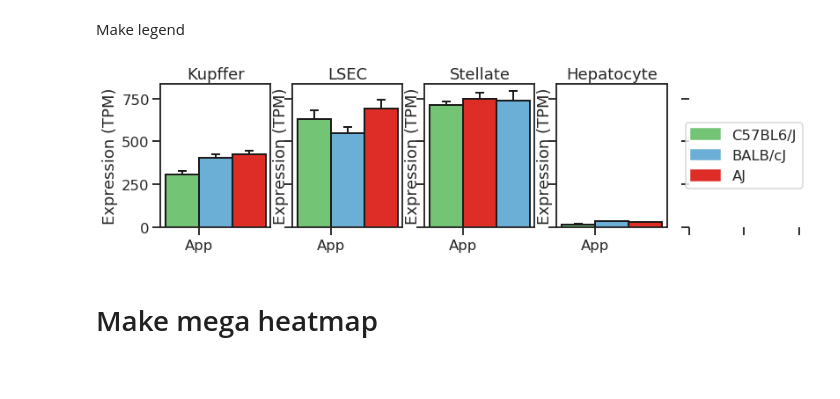
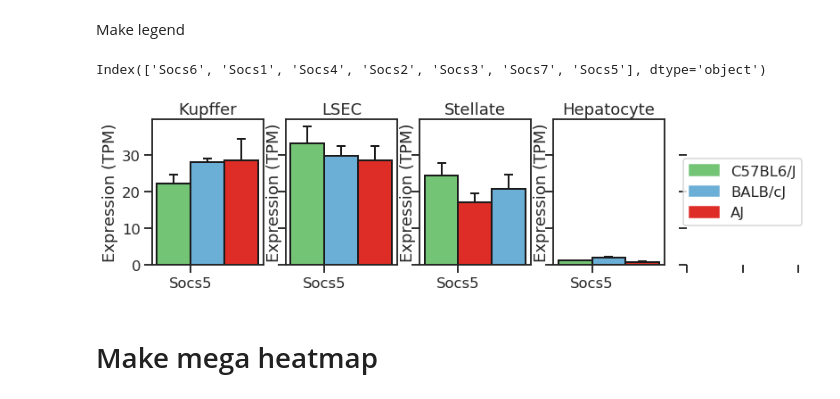
Before and after one commit to HunterBennett/strains_rna, a Jupyter notebook: results/A00_Strains_Control_AllSamples_Visualization.ipynb, the cells around one changed output. Drawn from its saved outputs; the diff is of its cells as text; code cells hidden in the pictures; blank space fills up the shorter version.

```diff
--- a/results/A00_Strains_Control_AllSamples_Visualization.ipynb
+++ b/results/A00_Strains_Control_AllSamples_Visualization.ipynb
@@ -97,39 +97,43 @@ strain_colors = ['#74c476', '#6baed6', '#de2d26']
 legend_elements = []
 for lab, col in  zip(strain_labels, strain_colors):
     legend_elements.append(Patch(label=lab, color=col))
+# %%
+tpm.index[tpm.index.str.contains('Socs')]
+# %% [output]
+Index(['Socs6', 'Socs1', 'Socs4', 'Socs2', 'Socs3', 'Socs7', 'Socs5'], dtype='object')
 # %%
-gene = 'App'
+gene = 'Socs5'
 
 fig, axs = plt.subplots(1, 5,
                        figsize=(13, 3),
                        sharey=True)
 plt.subplots_adjust(wspace=0.2)
 
 for group, label, color, ax in zip([kc_groups,lsec_groups,stel_groups,hep_groups],
                                    [kc_group_labels,lsec_group_labels,stel_group_labels,hep_group_labels],
                                    [kc_colors,lsec_colors,stel_colors,hep_colors],
                                    axs.flatten()[:4]):
 
     gene_list_bar_plot([gene],
                        tpm,
                        groups=group,
                        group_labels = label,
                        colors = color,
                        width=0.2,
                        ax=ax)
     ax.set_title(label[0].split(' ')[1])
 
     ax.get_legend().remove()
 
 axs[4].legend(handles=legend_elements, loc='center');
 axs[4].spines['top'].set_visible(False);
 axs[4].spines['right'].set_visible(False);
 axs[4].spines['left'].set_visible(False);
 axs[4].spines['bottom'].set_visible(False);
 axs[4].set_xticklabels('');
 # axs[4].set_yticklabels('')
 # %% [output]
-[figure, old version]
+[figure, new version]
 # %% [markdown]
 # Make mega heatmap
 # %%
```
Also changed, not shown: 14 other files.
